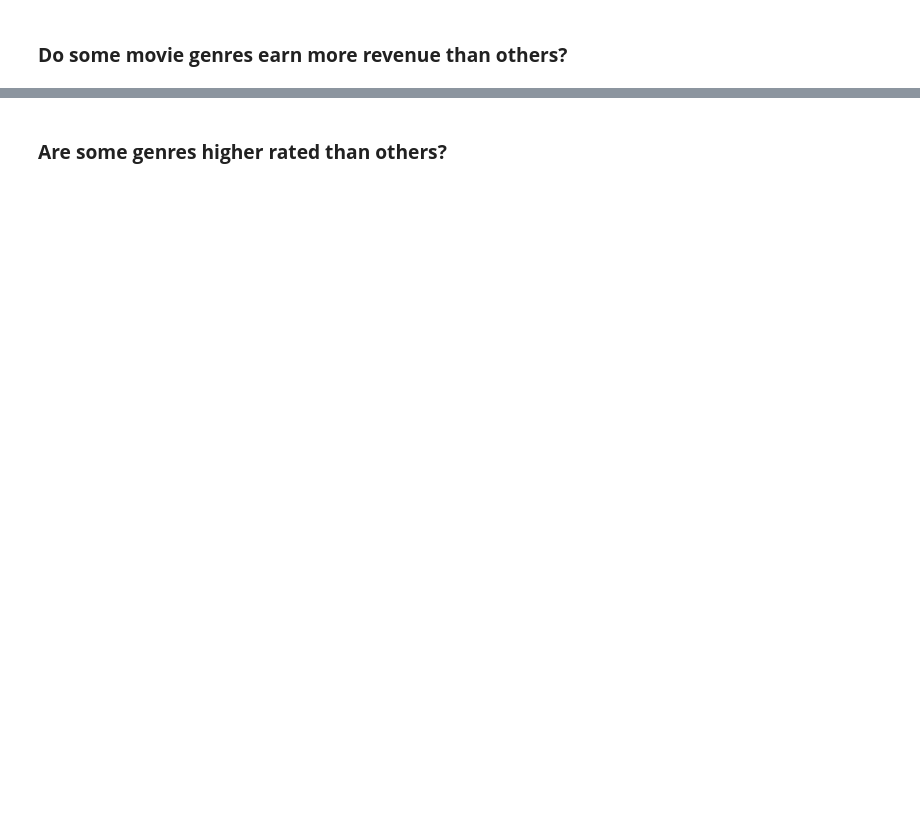
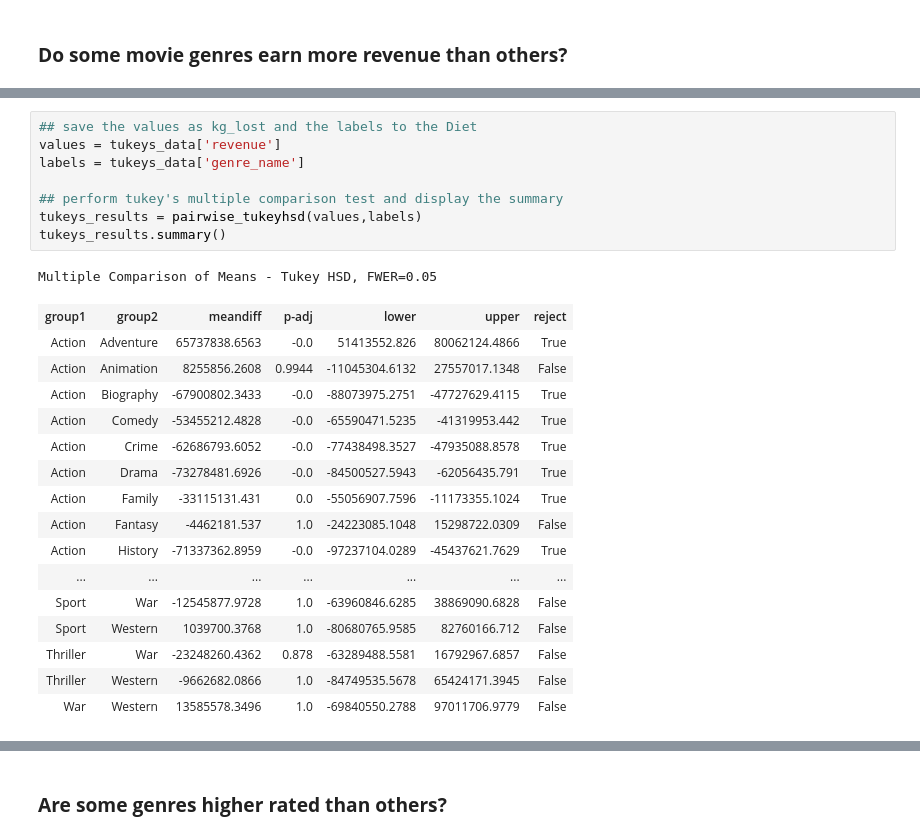
Before and after one commit to YBilodeau/Movie-Production-Business-Analysis, a Jupyter notebook: Phase 4 - Hypothesis Testing.ipynb, the cells around one changed output, grey strips where cells are left out. Saved outputs shown, nothing was run; the diff lists cells and outputs as text; blank space fills up the shorter version.

```diff
--- a/Phase 4 - Hypothesis Testing.ipynb
+++ b/Phase 4 - Hypothesis Testing.ipynb
@@ -232,0 +550,26 @@ sns.barplot(data=df, x='certification', y='revenue', ci=68);
+# %%
+## save the values as kg_lost and the labels to the Diet
+values = tukeys_data['revenue']
+labels = tukeys_data['genre_name']
+
+## perform tukey's multiple comparison test and display the summary
+tukeys_results = pairwise_tukeyhsd(values,labels)
+tukeys_results.summary()
+# %% [output]
+Multiple Comparison of Means - Tukey HSD, FWER=0.05
+| group1 | group2 | meandiff | p-adj | lower | upper | reject |
+| Action | Adventure | 65737838.6563 | -0.0 | 51413552.826 | 80062124.4866 | True |
+| Action | Animation | 8255856.2608 | 0.9944 | -11045304.6132 | 27557017.1348 | False |
+| Action | Biography | -67900802.3433 | -0.0 | -88073975.2751 | -47727629.4115 | True |
+| Action | Comedy | -53455212.4828 | -0.0 | -65590471.5235 | -41319953.442 | True |
+| Action | Crime | -62686793.6052 | -0.0 | -77438498.3527 | -47935088.8578 | True |
+| Action | Drama | -73278481.6926 | -0.0 | -84500527.5943 | -62056435.791 | True |
+| Action | Family | -33115131.431 | 0.0 | -55056907.7596 | -11173355.1024 | True |
+| Action | Fantasy | -4462181.537 | 1.0 | -24223085.1048 | 15298722.0309 | False |
+| Action | History | -71337362.8959 | -0.0 | -97237104.0289 | -45437621.7629 | True |
+| ... | ... | ... | ... | ... | ... | ... |
+| Sport | War | -12545877.9728 | 1.0 | -63960846.6285 | 38869090.6828 | False |
+| Sport | Western | 1039700.3768 | 1.0 | -80680765.9585 | 82760166.712 | False |
+| Thriller | War | -23248260.4362 | 0.878 | -63289488.5581 | 16792967.6857 | False |
+| Thriller | Western | -9662682.0866 | 1.0 | -84749535.5678 | 65424171.3945 | False |
+| War | Western | 13585578.3496 | 1.0 | -69840550.2788 | 97011706.9779 | False |
```
Also changed, not shown: parts of 47 cells of this notebook.
